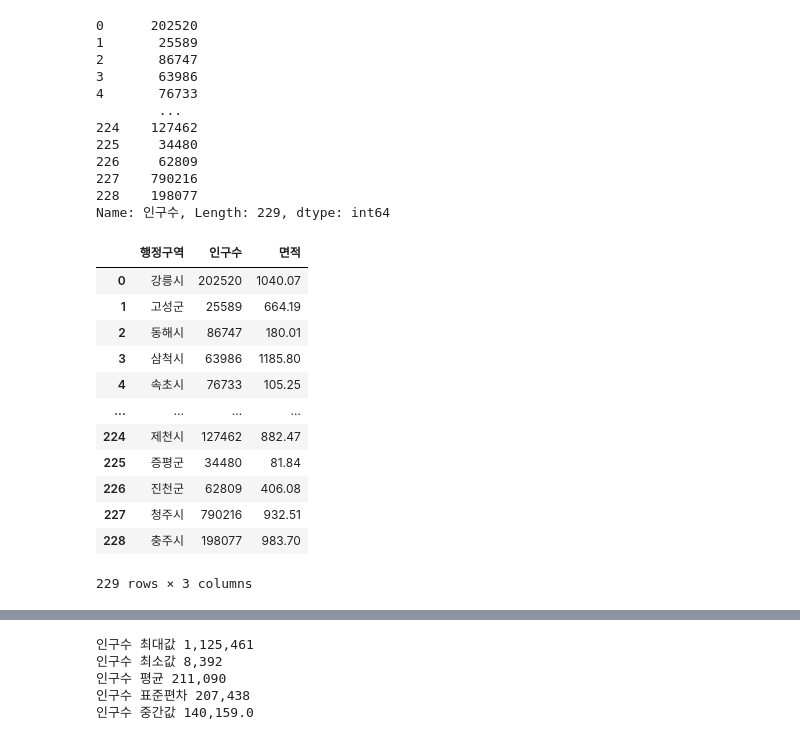
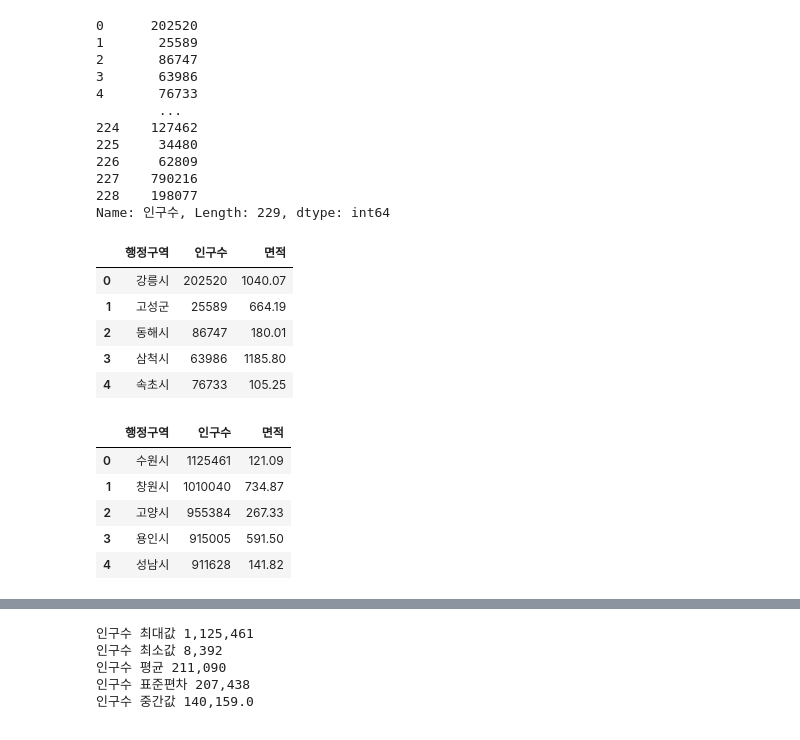
Before and after one commit to J-millar99/Python_Webscraping_Analysis, a Jupyter notebook: 03-1.행정구역정보_분석과시각화.ipynb, the cells around one changed output, grey strips where cells are left out. Cells and saved outputs as stored; diff of their text form; code cells hidden in the pictures.

Commit message:
data 조건 데이터 출력

```diff
--- a/03-1.행정구역정보_분석과시각화.ipynb
+++ b/03-1.행정구역정보_분석과시각화.ipynb
@@ -228,17 +212,21 @@ data.loc[data['행정구역'] == '동구']
 Name: 인구수, Length: 229, dtype: int64
 # %%
 # ['행정구역','인구수','면적'] 컬럼의 데이터 출력
+data[['행정구역', '인구수', '면적']].head()
 # %% [output]
 |  | 행정구역 | 인구수 | 면적 |
 | 0 | 강릉시 | 202520 | 1040.07 |
 | 1 | 고성군 | 25589 | 664.19 |
 | 2 | 동해시 | 86747 | 180.01 |
 | 3 | 삼척시 | 63986 | 1185.80 |
 | 4 | 속초시 | 76733 | 105.25 |
-| ... | ... | ... | ... |
-| 224 | 제천시 | 127462 | 882.47 |
-| 225 | 증평군 | 34480 | 81.84 |
-| 226 | 진천군 | 62809 | 406.08 |
-| 227 | 청주시 | 790216 | 932.51 |
-| 228 | 충주시 | 198077 | 983.70 |
-229 rows × 3 columns
+# %%
+# 인구수 가장 많은 행정구역 top 5
+data[['행정구역', '인구수', '면적']].sort_values(by='인구수', ascending=False).head().reset_index(drop=True)
+# %% [output]
+|  | 행정구역 | 인구수 | 면적 |
+| 0 | 수원시 | 1125461 | 121.09 |
+| 1 | 창원시 | 1010040 | 734.87 |
+| 2 | 고양시 | 955384 | 267.33 |
+| 3 | 용인시 | 915005 | 591.50 |
+| 4 | 성남시 | 911628 | 141.82 |
```
Also changed, not shown: parts of 13 cells of this notebook.
